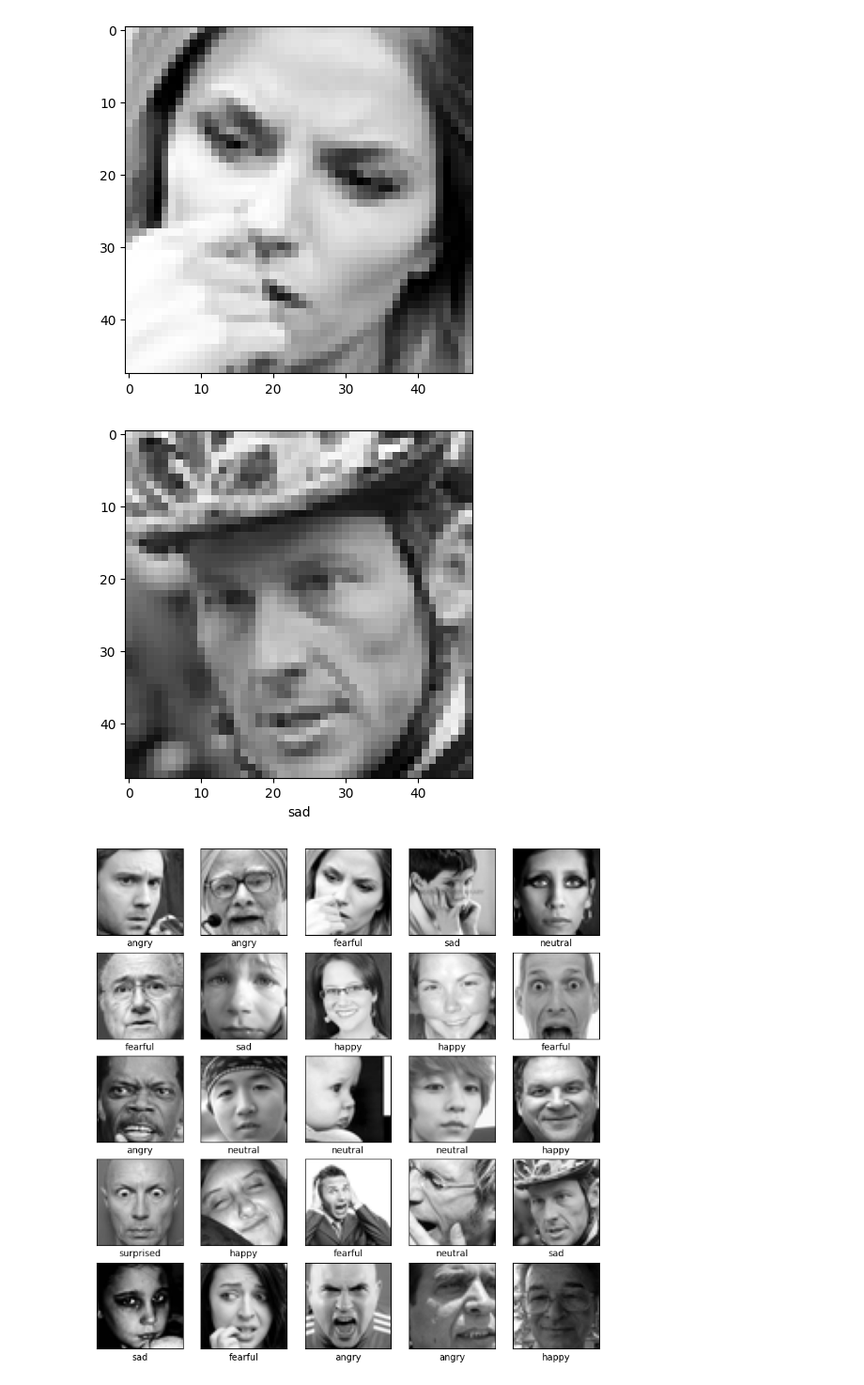
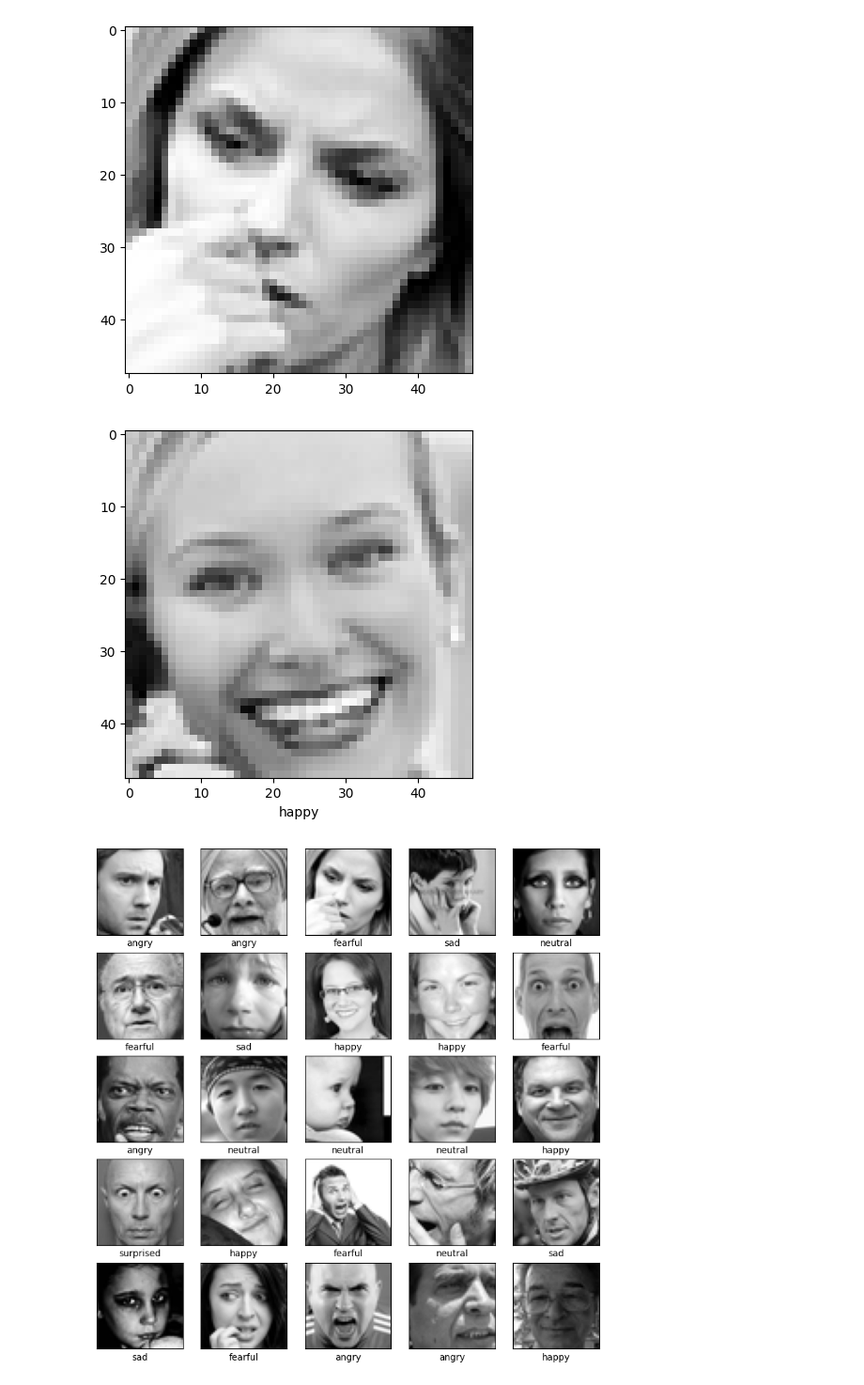
Before and after one commit to MedhaParhy/EmotionDetection, a Jupyter notebook: Emotion_Detection.ipynb, the cells around one changed output. Shown: that part at 94% size. Saved outputs shown, nothing was run; the diff lists cells and outputs as text; code cells hidden in the pictures.

```diff
--- a/Emotion_Detection.ipynb
+++ b/Emotion_Detection.ipynb
@@ -60,9 +68,9 @@ def plot_image(index):
   plt.xlabel(emotion_map[data['emotion'][index]])
   #print(emotion_map[data['emotion'][index]])
 # %%
-plot_image(19)
+plot_image(80)
 # %% [output]
-[figure, old version]
+[figure, new version]
 # %%
 plt.figure(figsize=(10,10))
 for i in range(25):
```
Also changed, not shown: parts of 27 cells of this notebook.
